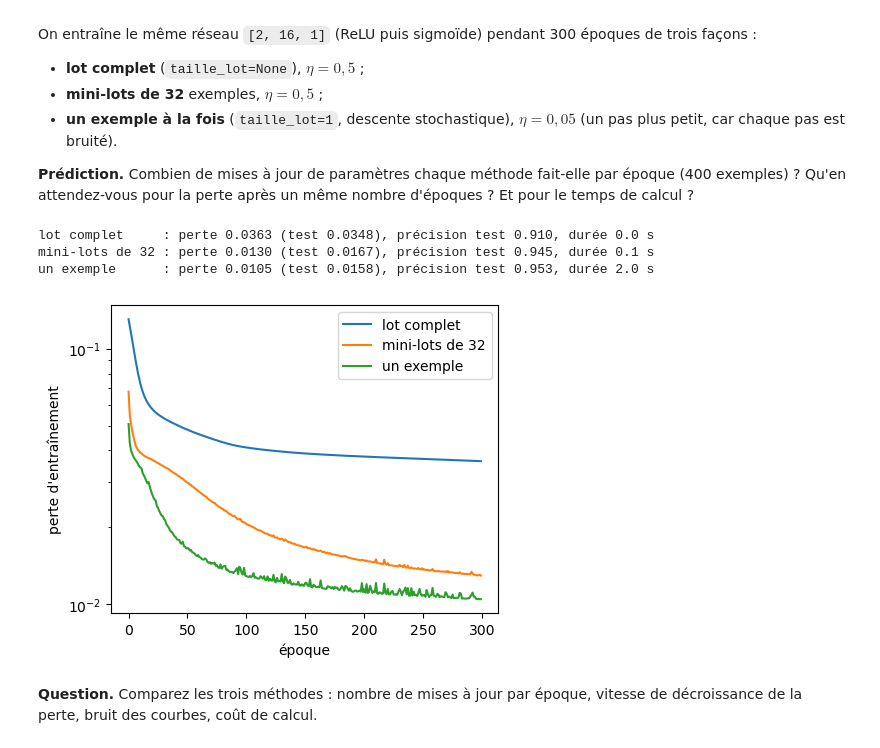
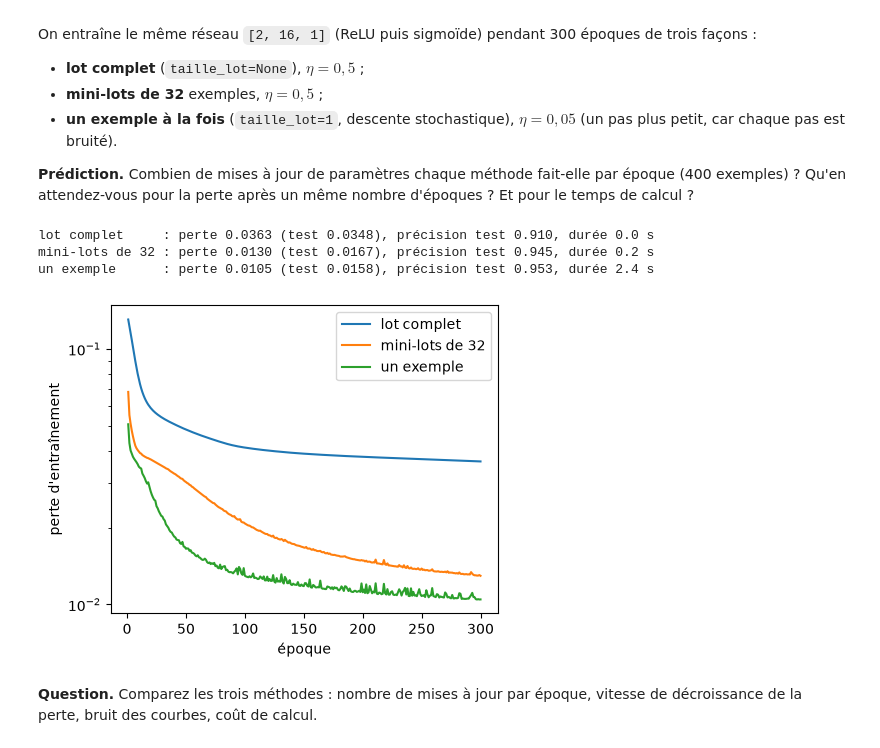
Before and after one commit to smaxx73/Exercices, a Jupyter notebook: notebook/bNCl-solutions.ipynb, the cells around one changed output. Drawn from its saved outputs; the diff is of its cells as text; code cells hidden in the pictures.

```diff
--- a/notebook/bNCl-solutions.ipynb
+++ b/notebook/bNCl-solutions.ipynb
@@ -144,20 +144,30 @@ Gradients de l'exercice IVdd : OK
 **Test 2 : la vérification par différences finies** (fournie). Pour chaque paramètre $\theta$, on compare le gradient de `arriere` à $\dfrac{E(\theta+h)-E(\theta-h)}{2h}$. C'est le test que l'on fait **toujours** avant de se fier à une rétropropagation.
 # %%
 def verifier_gradient(params, acts, X, T, h=1e-6):
-    """Plus grand écart relatif entre le gradient de `arriere` et les différences finies centrées."""
+    """Écart relatif maximal ; lève ValueError si un calcul n'est pas fini."""
+    if not np.isfinite(h) or h <= 0:
+        raise ValueError("h doit être strictement positif et fini")
     Z, A = avant(X, params, acts)
     grads = arriere(Z, A, params, acts, T)
     pire = 0.0
     for (W, b), (dW, db) in zip(params, grads):
         for tableau, g in ((W, dW), (b, db)):
+            if not np.all(np.isfinite(g)):
+                raise ValueError("gradient analytique non fini (NaN ou infini)")
             for idx in np.ndindex(tableau.shape):
                 ancien = tableau[idx]
-                tableau[idx] = ancien + h
-                E_plus = perte(avant(X, params, acts)[1][-1], T)
-                tableau[idx] = ancien - h
-                E_moins = perte(avant(X, params, acts)[1][-1], T)
-                tableau[idx] = ancien
+                try:
+                    tableau[idx] = ancien + h
+                    E_plus = perte(avant(X, params, acts)[1][-1], T)
+                    tableau[idx] = ancien - h
+                    E_moins = perte(avant(X, params, acts)[1][-1], T)
+                finally:
+                    tableau[idx] = ancien
+                if not np.all(np.isfinite([E_plus, E_moins])):
+                    raise ValueError("perte perturbée non finie (NaN ou infini)")
                 num = (E_plus - E_moins) / (2 * h)
+                if not np.isfinite(num):
+                    raise ValueError("gradient numérique non fini (NaN ou infini)")
                 pire = max(pire, abs(num - g[idx]) / max(1e-8, abs(num) + abs(g[idx])))
     return pire
 
@@ -257,7 +267,7 @@ etas = [0.05, 0.5, 2.0, 10.0]
 for eta in etas:
     params = init_reseau([2, 3, 1], graine=0, echelle=1.0)
     hist = entrainer(X_xor, T_xor, params, acts_xor, eta=eta, epoques=2000)
-    plt.semilogy(hist["train"], label=f"η = {eta}")
+    plt.semilogy(range(1, len(hist["train"]) + 1), hist["train"], label=f"η = {eta}")
 plt.xlabel("époque")
 plt.ylabel("perte")
 plt.legend()
@@ -406,28 +416,28 @@ On entraîne le même réseau `[2, 16, 1]` (ReLU puis sigmoïde) pendant 300 ép
 # %%
 configurations = [("lot complet", None, 0.5), ("mini-lots de 32", 32, 0.5), ("un exemple", 1, 0.05)]
 acts_lunes = ["relu", "sigmoide"]
 historiques = {}
 for nom, taille_lot, eta in configurations:
     params = init_reseau([2, 16, 1], graine=0, echelle=0.8)
     debut = time.time()
     hist = entrainer(X_lunes, T_lunes, params, acts_lunes, eta=eta, epoques=300,
                      taille_lot=taille_lot, X_val=X_test, T_val=T_test)
     duree = time.time() - debut
     historiques[nom] = hist
     sortie = avant(X_test, params, acts_lunes)[1][-1]
     print(f"{nom:16}: perte {hist['train'][-1]:.4f} (test {hist['val'][-1]:.4f}), "
           f"précision test {precision(sortie, T_test):.3f}, durée {duree:.1f} s")
 for nom, hist in historiques.items():
-    plt.semilogy(hist["train"], label=nom)
+    plt.semilogy(range(1, len(hist["train"]) + 1), hist["train"], label=nom)
 plt.xlabel("époque")
 plt.ylabel("perte d'entraînement")
 plt.legend()
 plt.show()
 # %% [output]
 lot complet     : perte 0.0363 (test 0.0348), précision test 0.910, durée 0.0 s
-mini-lots de 32 : perte 0.0130 (test 0.0167), précision test 0.945, durée 0.1 s
-un exemple      : perte 0.0105 (test 0.0158), précision test 0.953, durée 2.0 s
+mini-lots de 32 : perte 0.0130 (test 0.0167), précision test 0.945, durée 0.2 s
+un exemple      : perte 0.0105 (test 0.0158), précision test 0.953, durée 2.4 s
-[figure, old version]
+[figure, new version]
 # %% [markdown]
 **Question.** Comparez les trois méthodes : nombre de mises à jour par époque, vitesse de décroissance de la perte, bruit des courbes, coût de calcul.
 # %% [markdown]
```
Also changed, not shown: parts of 17 cells of this notebook, 4 other files.
